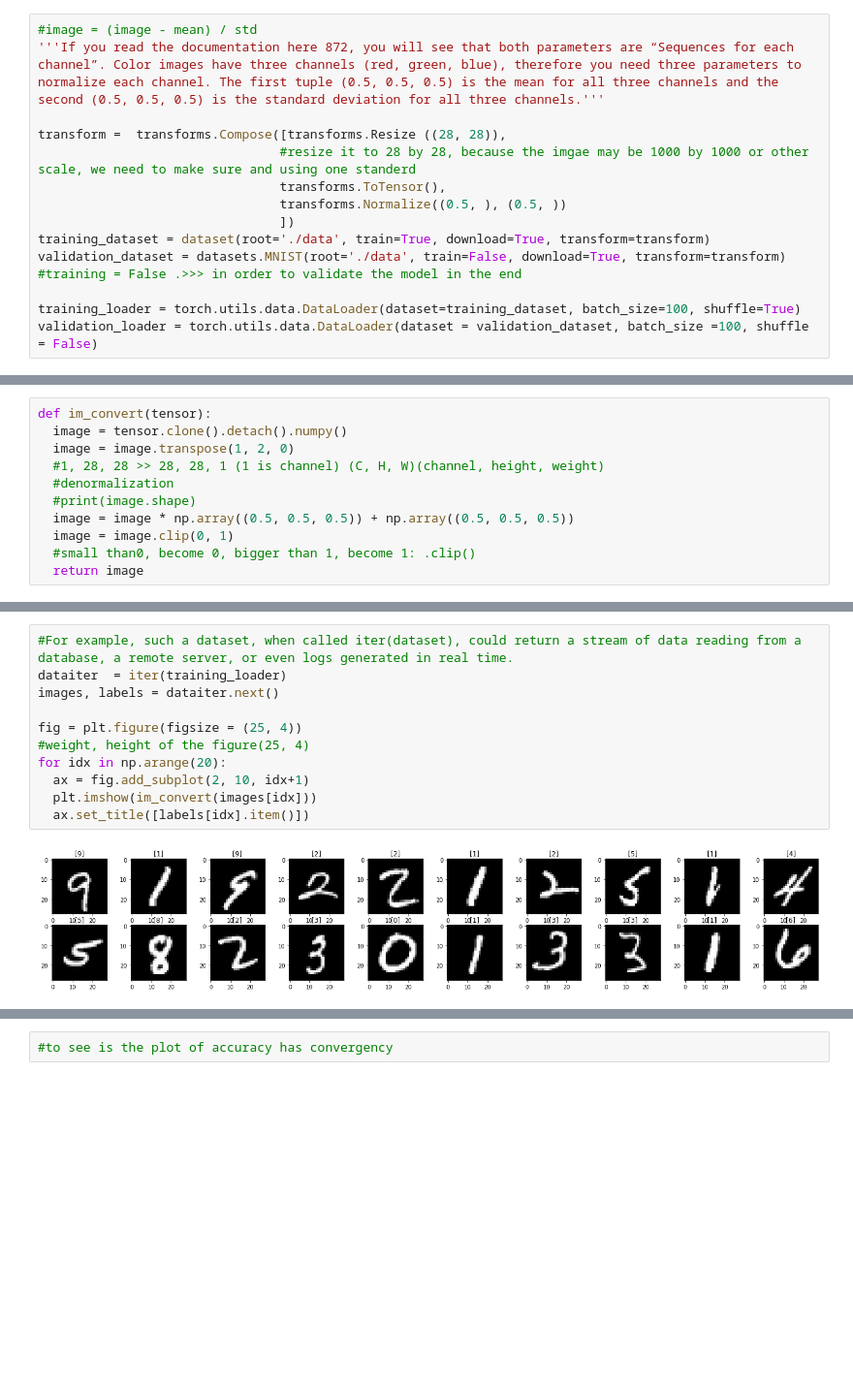
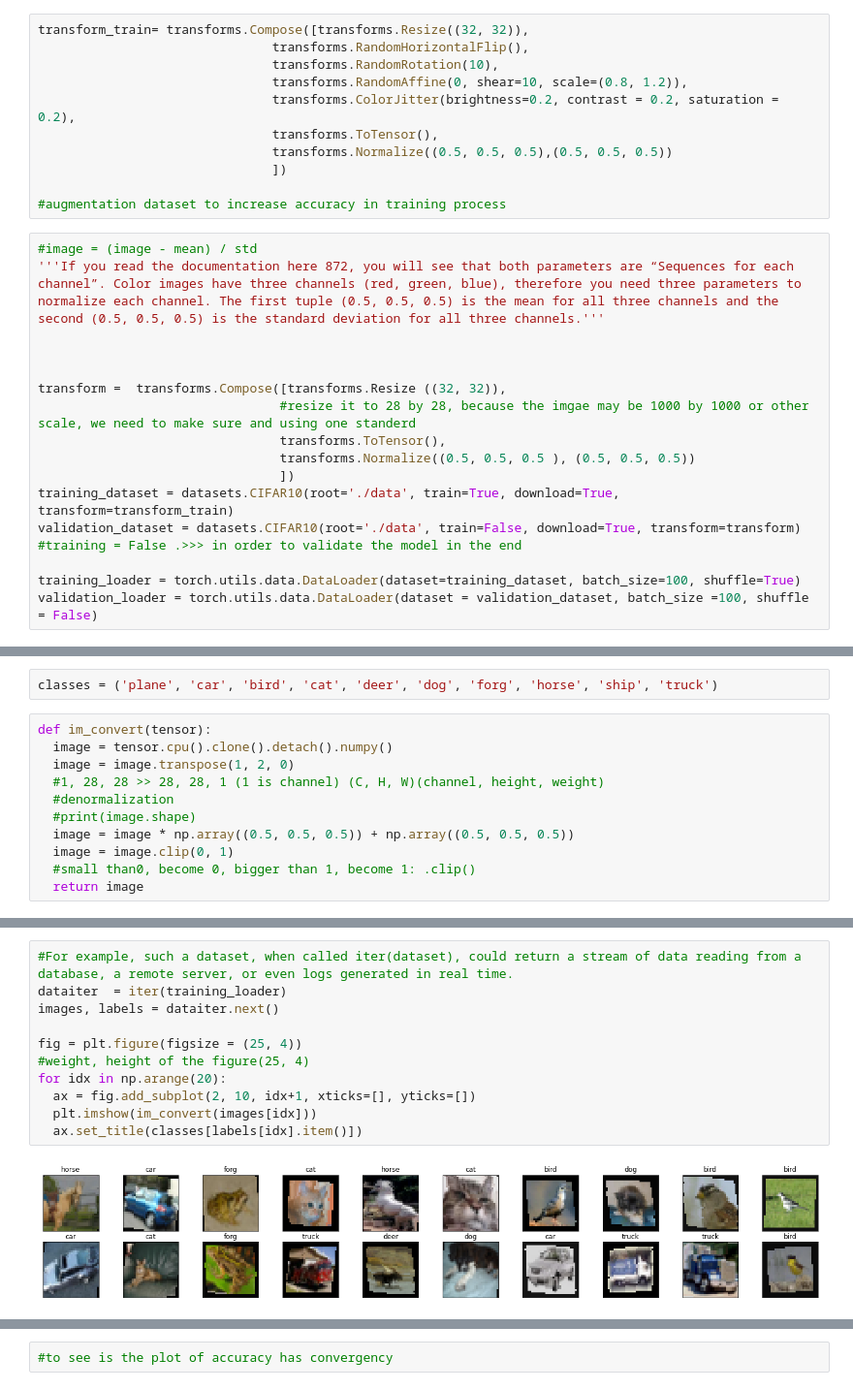
Before and after one commit to luckysouthchou/pytorch_udemy, a Jupyter notebook: CIFAR_10.ipynb, the cells around one changed output, grey strips where cells are left out. Shown at 97% size. Cells and saved outputs as stored; diff of their text form; blank space fills up the shorter version.

```diff
--- a/CIFAR_10.ipynb
+++ b/CIFAR_10.ipynb
@@ -19,14 +26,27 @@ from torchvision import datasets, transforms
+# %%
+transform_train= transforms.Compose([transforms.Resize((32, 32)),
+                               transforms.RandomHorizontalFlip(),
+                               transforms.RandomRotation(10),
+                               transforms.RandomAffine(0, shear=10, scale=(0.8, 1.2)),
+                               transforms.ColorJitter(brightness=0.2, contrast = 0.2, saturation = 0.2),
+                               transforms.ToTensor(),
+                               transforms.Normalize((0.5, 0.5, 0.5),(0.5, 0.5, 0.5))
+                               ])
+
+#augmentation dataset to increase accuracy in training process
 # %%
 #image = (image - mean) / std
 '''If you read the documentation here 872, you will see that both parameters are “Sequences for each channel”. Color images have three channels (red, green, blue), therefore you need three parameters to normalize each channel. The first tuple (0.5, 0.5, 0.5) is the mean for all three channels and the second (0.5, 0.5, 0.5) is the standard deviation for all three channels.'''
 
-transform =  transforms.Compose([transforms.Resize ((28, 28)),
+
+
+transform =  transforms.Compose([transforms.Resize ((32, 32)),
                                 #resize it to 28 by 28, because the imgae may be 1000 by 1000 or other scale, we need to make sure and using one standerd
                                 transforms.ToTensor(),
-                                transforms.Normalize((0.5, ), (0.5, ))
+                                transforms.Normalize((0.5, 0.5, 0.5 ), (0.5, 0.5, 0.5))
                                 ])
-training_dataset = dataset(root='./data', train=True, download=True, transform=transform)
-validation_dataset = datasets.MNIST(root='./data', train=False, download=True, transform=transform)
+training_dataset = datasets.CIFAR10(root='./data', train=True, download=True, transform=transform_train)
+validation_dataset = datasets.CIFAR10(root='./data', train=False, download=True, transform=transform)
 #training = False .>>> in order to validate the model in the end
 
 training_loader = torch.utils.data.DataLoader(dataset=training_dataset, batch_size=100, shuffle=True)
@@ -34,6 +57,8 @@ validation_loader = torch.utils.data.DataLoader(dataset = validation_dataset, ba
+# %%
+classes = ('plane', 'car', 'bird', 'cat', 'deer', 'dog', 'forg', 'horse', 'ship', 'truck')
 # %%
 def im_convert(tensor):
-  image = tensor.clone().detach().numpy()
+  image = tensor.cpu().clone().detach().numpy()
   image = image.transpose(1, 2, 0)
   #1, 28, 28 >> 28, 28, 1 (1 is channel) (C, H, W)(channel, height, weight)
   #denormalization
@@ -45,13 +72,13 @@ def im_convert(tensor):
 # %%
 #For example, such a dataset, when called iter(dataset), could return a stream of data reading from a database, a remote server, or even logs generated in real time.
 dataiter  = iter(training_loader)
 images, labels = dataiter.next()
 
 fig = plt.figure(figsize = (25, 4))
 #weight, height of the figure(25, 4)
 for idx in np.arange(20):
-  ax = fig.add_subplot(2, 10, idx+1)
+  ax = fig.add_subplot(2, 10, idx+1, xticks=[], yticks=[])
   plt.imshow(im_convert(images[idx]))
-  ax.set_title([labels[idx].item()])
+  ax.set_title(classes[labels[idx].item()])
 # %% [output]
-[figure, old version]
+[figure, new version]
```
Also changed, not shown: parts of 18 cells of this notebook.
